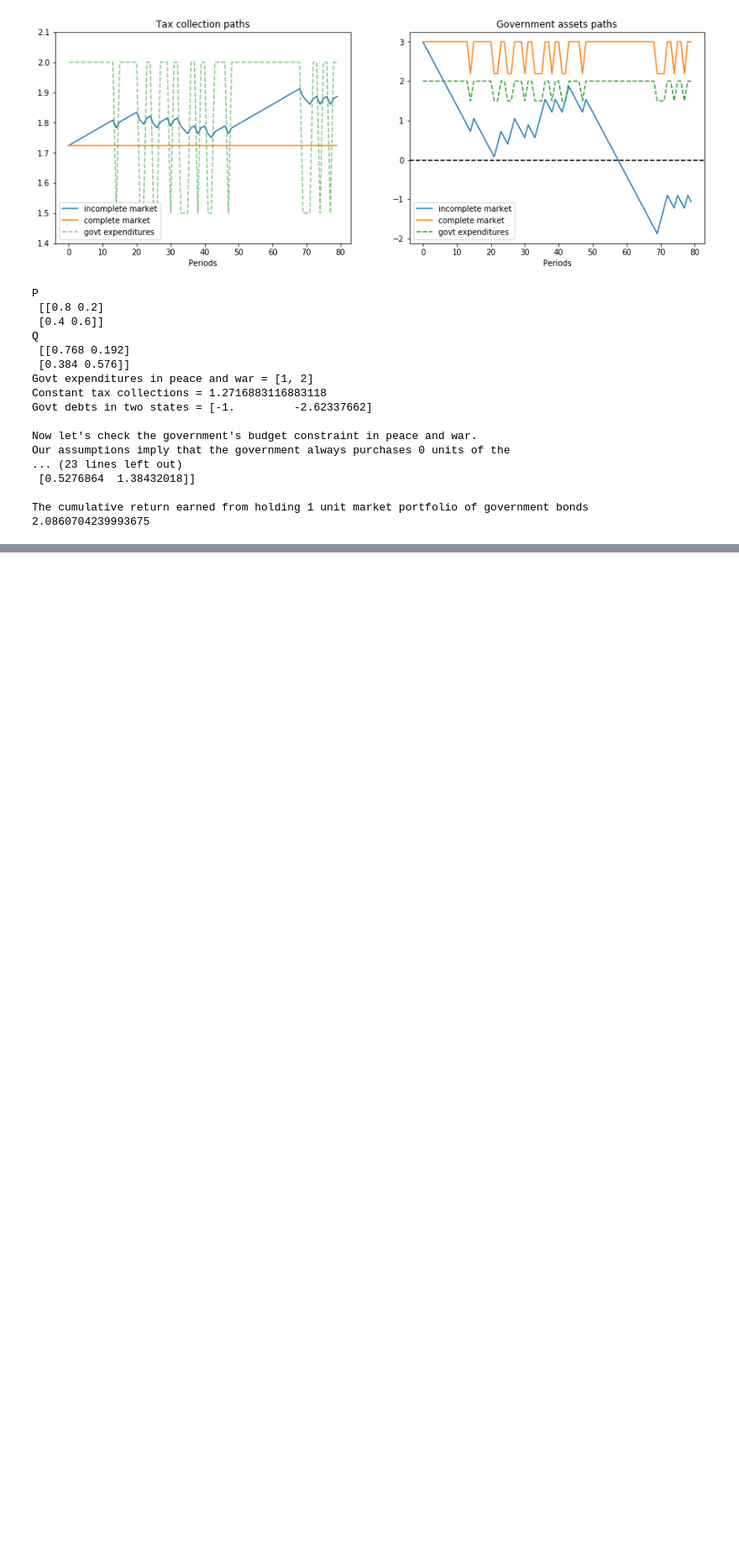
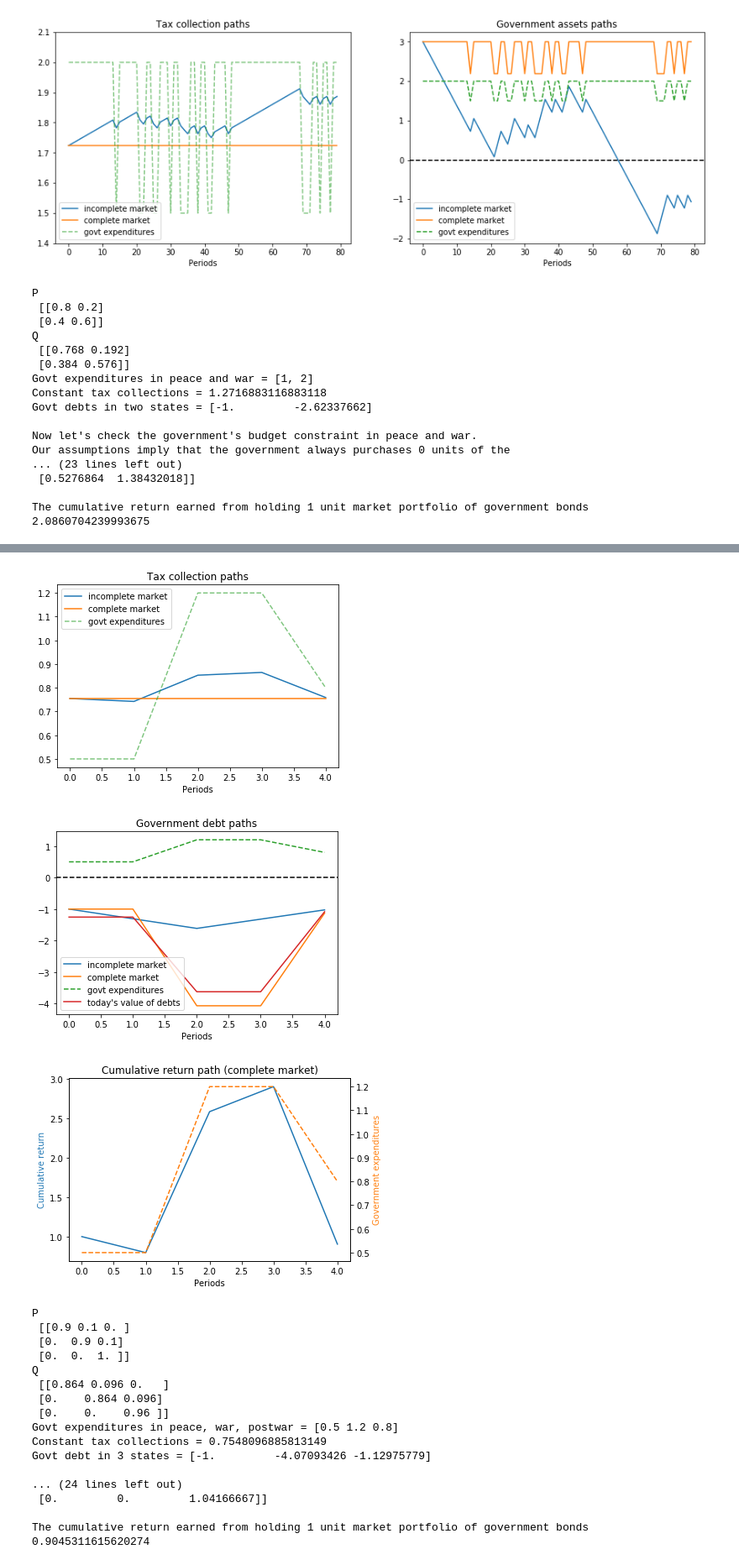
Before and after one commit to PanPip/QuantEcon_Tasks, a Jupyter notebook: LQ_control.ipynb, the cells around one changed output, grey strips where cells are left out. Shown at 84% size. Saved outputs shown, nothing was run; the diff lists cells and outputs as text; code cells hidden in the pictures; blank space fills up the shorter version.

```diff
--- a/LQ_control.ipynb
+++ b/LQ_control.ipynb
@@ -1382,0 +1414,26 @@ g_H = 1.2
+# %%
+# The following shows the use of the wrapper class when a specific state path is given
+s_path = [0, 0, 1, 1, 2]
+ts_s_path = TaxSmoothingExample(g_ex1, P_ex1, b0_ex1, states_ex1, s_path=s_path)
+ts_s_path.display()
+# %% [output]
+[figure, added]
+[figure, added]
+[figure, added]
+P
+ [[0.9 0.1 0. ]
+ [0.  0.9 0.1]
+ [0.  0.  1. ]]
+Q
+ [[0.864 0.096 0.   ]
+ [0.    0.864 0.096]
+ [0.    0.    0.96 ]]
+Govt expenditures in peace, war, postwar = [0.5 1.2 0.8]
+Constant tax collections = 0.7548096885813149
+Govt debt in 3 states = [-1.         -4.07093426 -1.12975779]
+
+... (24 lines left out)
+ [0.         0.         1.04166667]]
+
+The cumulative return earned from holding 1 unit market portfolio of government bonds
+0.9045311615620274
```
Also changed, not shown: parts of 10 cells of this notebook.
